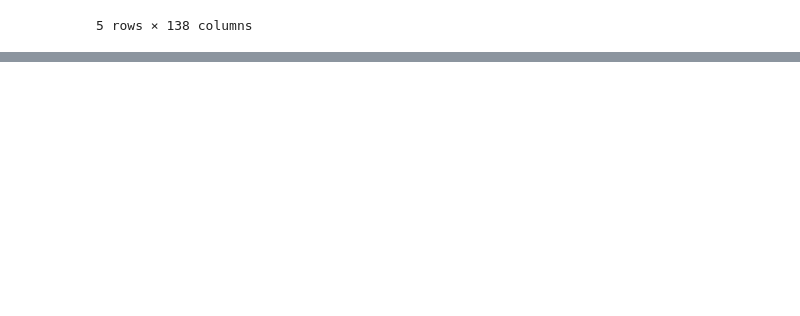
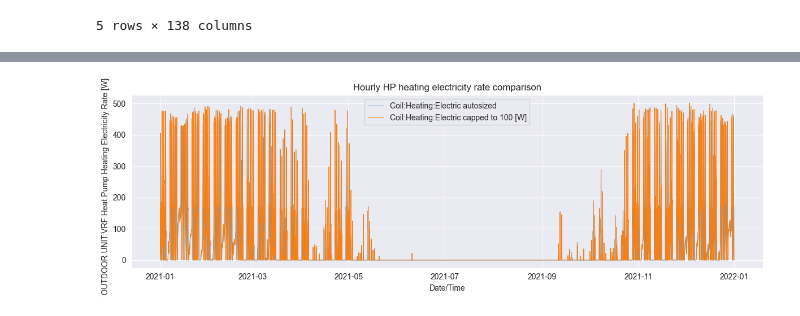
Before and after one commit to JamilMaj/REHO, a Jupyter notebook: EnergyPlus/eppy_pandas.ipynb, the cells around one changed output, grey strips where cells are left out. Saved outputs shown, nothing was run; the diff lists cells and outputs as text; code cells hidden in the pictures; blank space fills up the shorter version.

```diff
--- a/EnergyPlus/eppy_pandas.ipynb
+++ b/EnergyPlus/eppy_pandas.ipynb
@@ -297,0 +381,23 @@ ZoneHVAC:EquipmentList,
+# %%
+idf3.run(readvars=True, output_directory=r'.\output_data', annual=True, verbose='q', output_prefix='idf3_')
+# Load second DataFrame
+df3 = pd.read_csv(r".\output_data\idf3_out.csv",
+                  parse_dates=[0],
+                  index_col=[0],
+                  date_parser=parse_energyplus_datetime_string
+                  )
+# %%
+fig = plt.figure(figsize=(12, 4))  # 2 rows, 1 column
+
+sns.lineplot(data=df, x='Date/Time',y='VRF OUTDOOR UNIT:VRF Heat Pump Heating Electricity Rate [W](Hourly)', linewidth=0.75, label = r'Coil:Heating:Electric autosized')
+sns.lineplot(data=df3, x='Date/Time',y='VRF OUTDOOR UNIT:VRF Heat Pump Heating Electricity Rate [W](Hourly)',linewidth=0.75, label= f'Coil:Heating:Electric capped to {new_value} [W]')
+
+plt.title('Hourly HP heating electricity rate comparison')
+
+# Adjust layout
+plt.tight_layout()
+
+# Show the plots
+plt.show()
+# %% [output]
+[figure, added]
```
Also changed, not shown: parts of 42 cells of this notebook, 5 other files.
